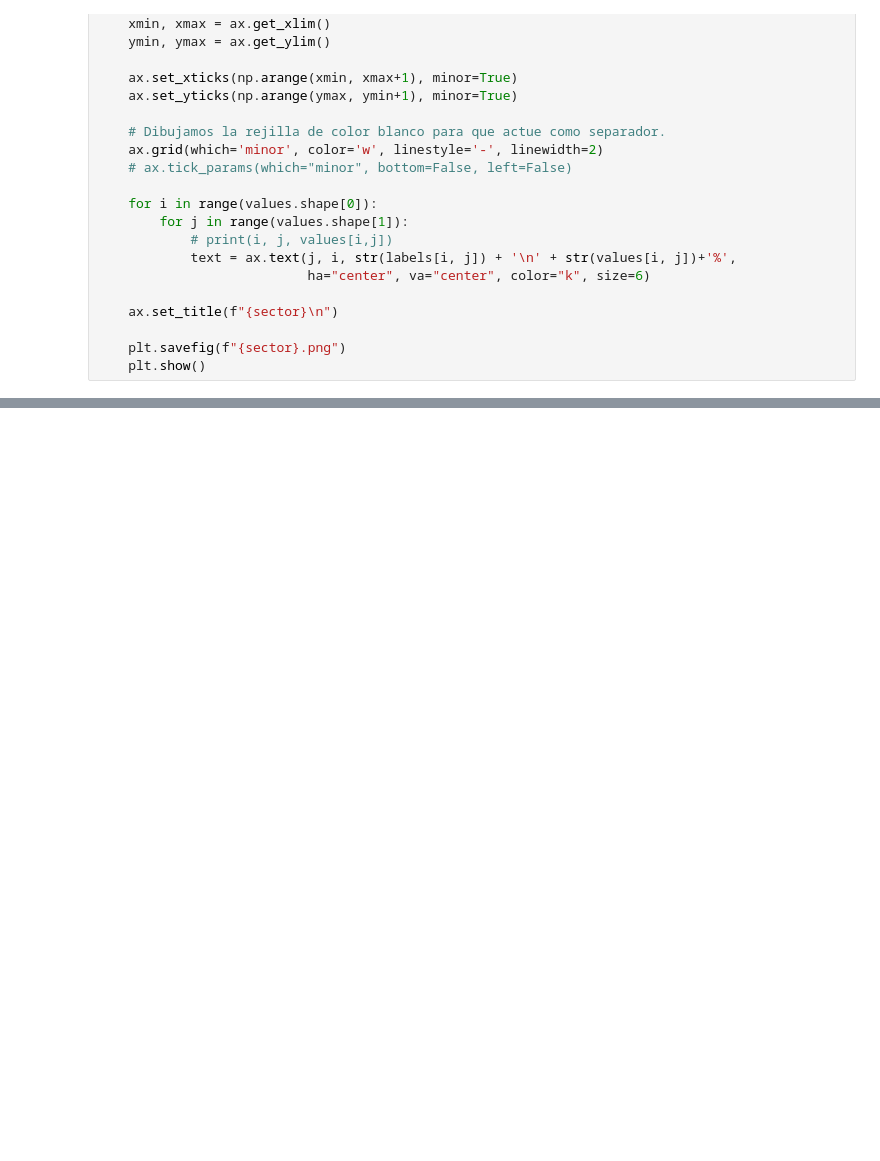
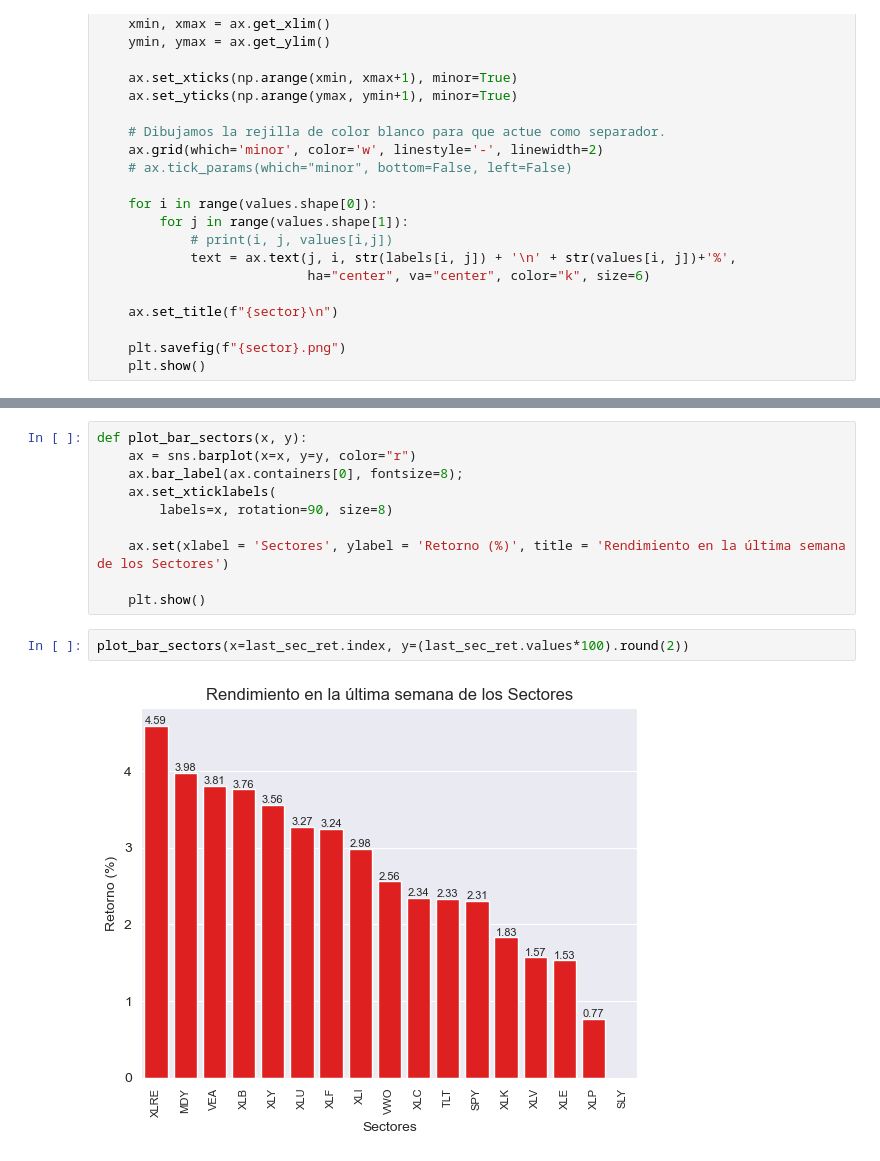
Before and after one commit to jusrojasrod/Desempe-o-Sectorial, a Jupyter notebook: ETFs/test_yfinance.ipynb, the cells around one changed output, grey strips where cells are left out. Saved outputs shown, nothing was run; the diff lists cells and outputs as text; blank space fills up the shorter version.

```diff
--- a/ETFs/test_yfinance.ipynb
+++ b/ETFs/test_yfinance.ipynb
@@ -350,0 +447,14 @@ heatmap(values=new_array, labels=new_names, max_=val_max, min_=val_min, sector=s
+# %%
+def plot_bar_sectors(x, y):
+    ax = sns.barplot(x=x, y=y, color="r")
+    ax.bar_label(ax.containers[0], fontsize=8);
+    ax.set_xticklabels(
+        labels=x, rotation=90, size=8)
+
+    ax.set(xlabel = 'Sectores', ylabel = 'Retorno (%)', title = 'Rendimiento en la última semana de los Sectores')
+
+    plt.show()
+# %%
+plot_bar_sectors(x=last_sec_ret.index, y=(last_sec_ret.values*100).round(2))
+# %% [output]
+[figure, added]
```
Also changed, not shown: parts of 28 cells of this notebook, 15 other files.
